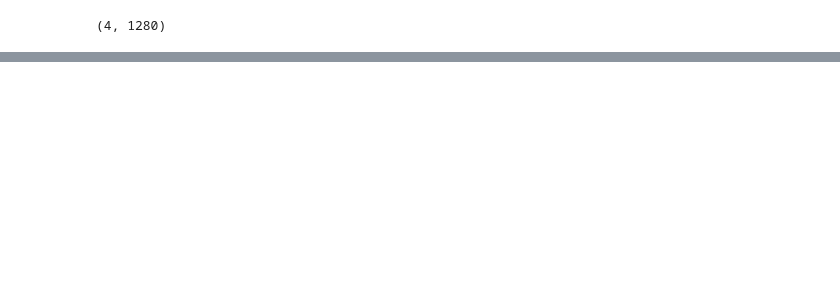
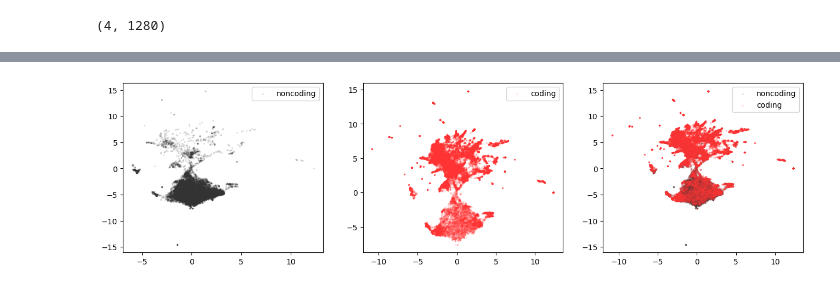
Before and after one commit to Arcadia-Science/2024-plm-utils, a Jupyter notebook: notebooks/esm-eda.ipynb, the cells around one changed output, grey strips where cells are left out. Saved outputs shown, nothing was run; the diff lists cells and outputs as text; code cells hidden in the pictures; blank space fills up the shorter version.

```diff
--- a/notebooks/esm-eda.ipynb
+++ b/notebooks/esm-eda.ipynb
@@ -92,0 +140,19 @@ array([[-0.03010962, -0.3098611 ,  0.21479861, ...,  0.18719758,
+# %%
+X_coords = umap_model.fit_transform(X_pcs)
+# %%
+def plot_umap(coords, y, labels=('noncoding', 'coding')):
+
+    fig, axs = plt.subplots(1, 3, figsize=(16, 4))
+
+    for ax in (axs[0], axs[-1]):
+        ax.scatter(coords[y == 0, 0], coords[y == 0, 1], color='#333', s=2, alpha=0.1, label=labels[0])
+
+    for ax in (axs[1], axs[-1]):
+        ax.scatter(coords[y == 1, 0], coords[y == 1, 1], color='#f33', s=2, alpha=0.1, label=labels[1])
+
+    for ax in axs:
+        ax.legend()
+# %%
+plot_umap(X_coords, y)
+# %% [output]
+[figure, added]
```
Also changed, not shown: parts of 40 cells of this notebook, 4 other files.
